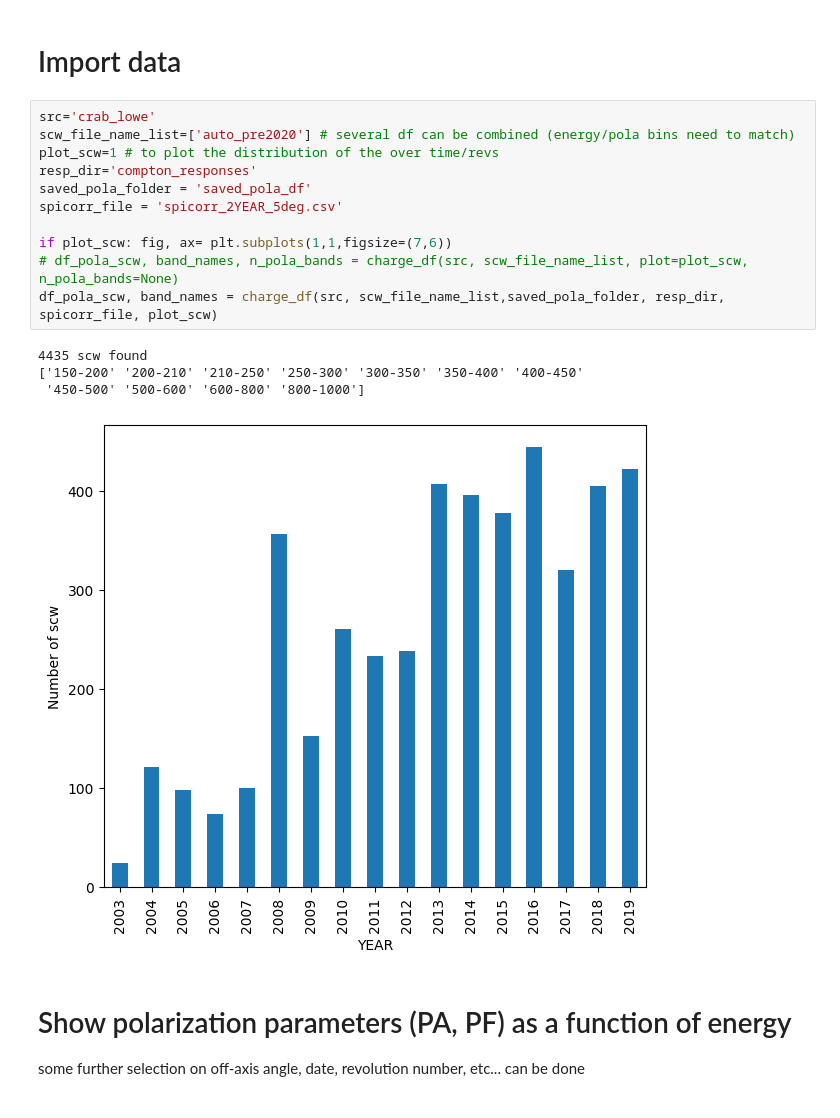
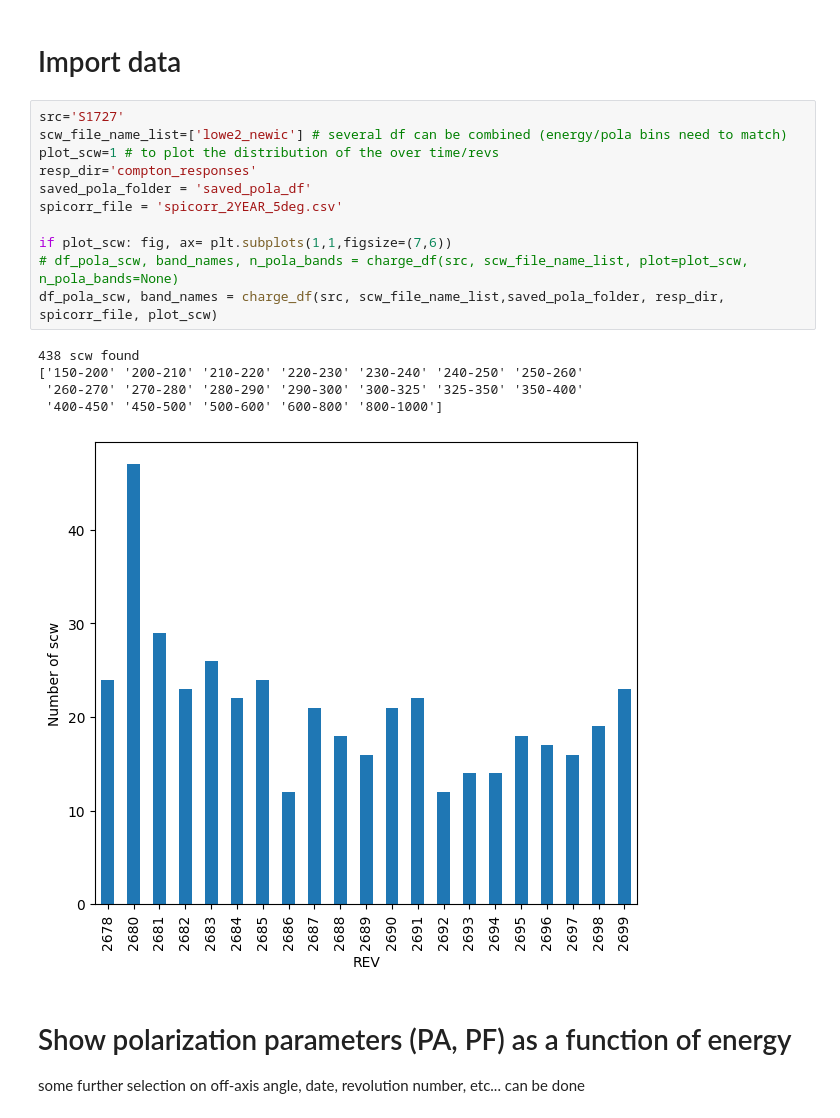
Before and after one commit to tristanbouchet/IBIS-Compton-mode-polarization, a Jupyter notebook: compton_ibis_polarization.ipynb, the cells around one changed output. Cells and saved outputs as stored; diff of their text form.

```diff
--- a/compton_ibis_polarization.ipynb
+++ b/compton_ibis_polarization.ipynb
@@ -4,21 +4,22 @@ from comibis.polar import *
 # %% [markdown]
 # Import data
 # %%
-src='crab_lowe'
-scw_file_name_list=['auto_pre2020'] # several df can be combined (energy/pola bins need to match)
+src='S1727'
+scw_file_name_list=['lowe2_newic'] # several df can be combined (energy/pola bins need to match)
 plot_scw=1 # to plot the distribution of the over time/revs
 resp_dir='compton_responses'
 saved_pola_folder = 'saved_pola_df'
 spicorr_file = 'spicorr_2YEAR_5deg.csv'
 
 if plot_scw: fig, ax= plt.subplots(1,1,figsize=(7,6))
 # df_pola_scw, band_names, n_pola_bands = charge_df(src, scw_file_name_list, plot=plot_scw, n_pola_bands=None)
 df_pola_scw, band_names = charge_df(src, scw_file_name_list,saved_pola_folder, resp_dir, spicorr_file, plot_scw)
 # %% [output]
-4435 scw found
-['150-200' '200-210' '210-250' '250-300' '300-350' '350-400' '400-450'
- '450-500' '500-600' '600-800' '800-1000']
+438 scw found
+['150-200' '200-210' '210-220' '220-230' '230-240' '240-250' '250-260'
+ '260-270' '270-280' '280-290' '290-300' '300-325' '325-350' '350-400'
+ '400-450' '450-500' '500-600' '600-800' '800-1000']
-[figure, old version]
+[figure, new version]
 # %% [markdown]
 # Show polarization parameters (PA, PF) as a function of energy
 some further selection on off-axis angle, date, revolution number, etc... can be done
```
Also changed, not shown: parts of 1 cell of this notebook, 2 other files.
